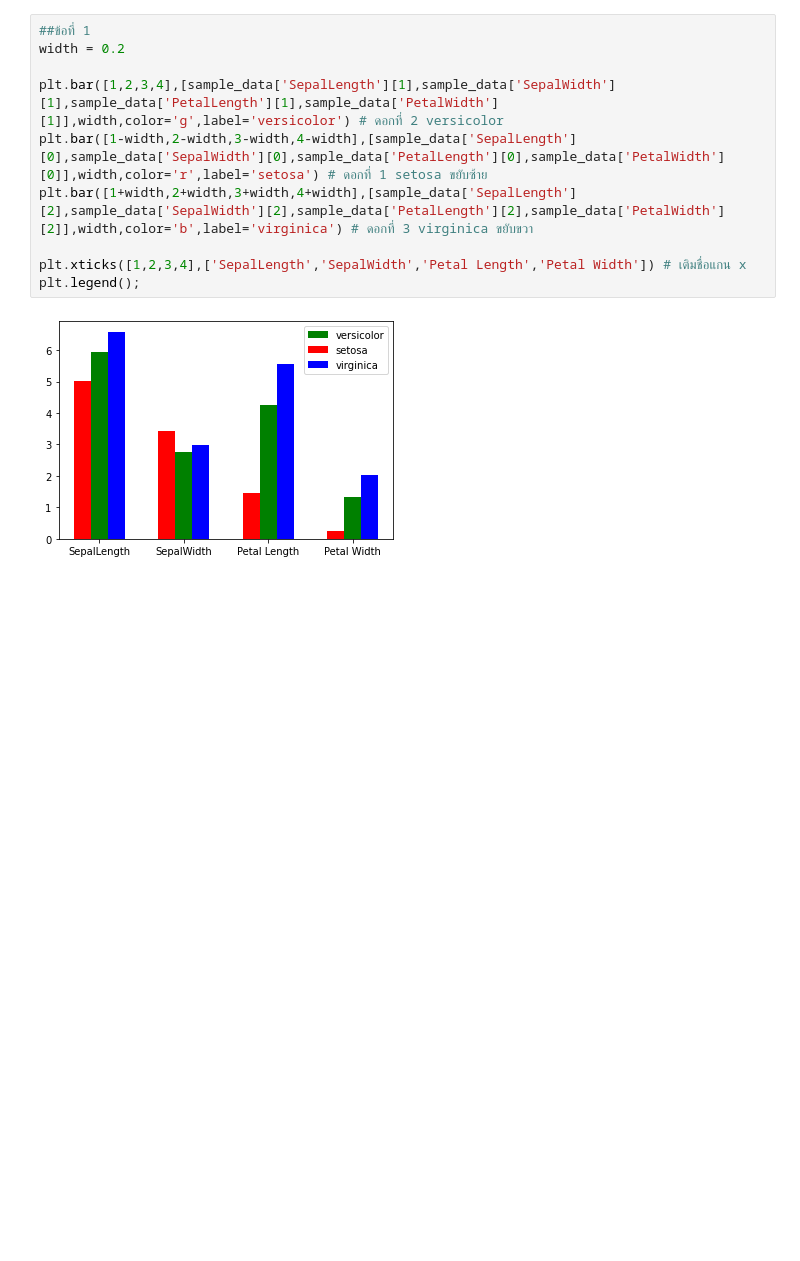
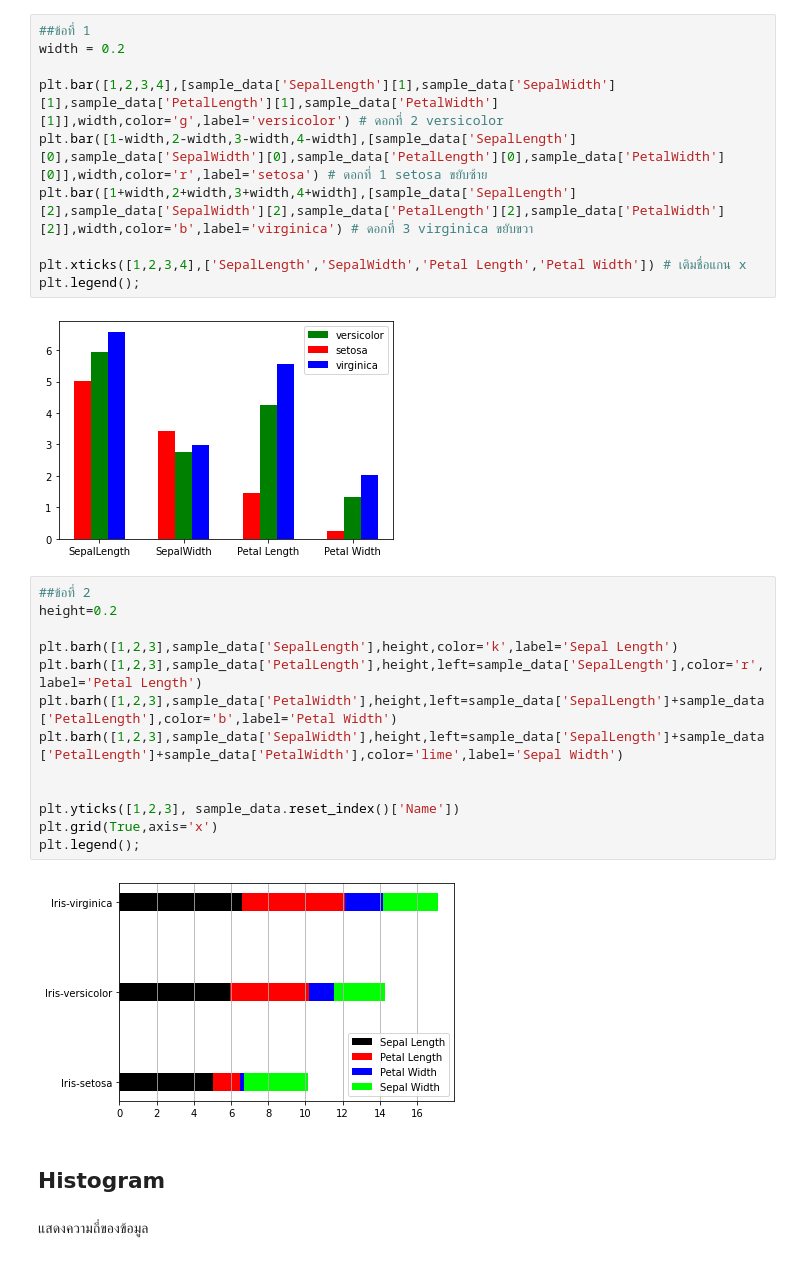
Before and after one commit to chayakonchanlun/data_viz_2022, a Jupyter notebook: DataViz04_Data_Comparison_ipynb.ipynb, the cells around one changed output. Drawn from its saved outputs; the diff is of its cells as text; blank space fills up the shorter version.

```diff
--- a/DataViz04_Data_Comparison_ipynb.ipynb
+++ b/DataViz04_Data_Comparison_ipynb.ipynb
@@ -280,3 +280,22 @@ plt.xticks([1,2,3,4],['SepalLength','SepalWidth','Petal Length','Petal Width'])
 plt.legend();
 # %% [output]
 [figure]
+# %%
+##ข้อที่ 2
+height=0.2
+
+plt.barh([1,2,3],sample_data['SepalLength'],height,color='k',label='Sepal Length')
+plt.barh([1,2,3],sample_data['PetalLength'],height,left=sample_data['SepalLength'],color='r',label='Petal Length')
+plt.barh([1,2,3],sample_data['PetalWidth'],height,left=sample_data['SepalLength']+sample_data['PetalLength'],color='b',label='Petal Width')
+plt.barh([1,2,3],sample_data['SepalWidth'],height,left=sample_data['SepalLength']+sample_data['PetalLength']+sample_data['PetalWidth'],color='lime',label='Sepal Width')
+
+
+plt.yticks([1,2,3], sample_data.reset_index()['Name'])
+plt.grid(True,axis='x')
+plt.legend();
+# %% [output]
+[figure, added]
+# %% [markdown]
+## Histogram
+# %% [markdown]
+แสดงความถี่ของข้อมูล
```
